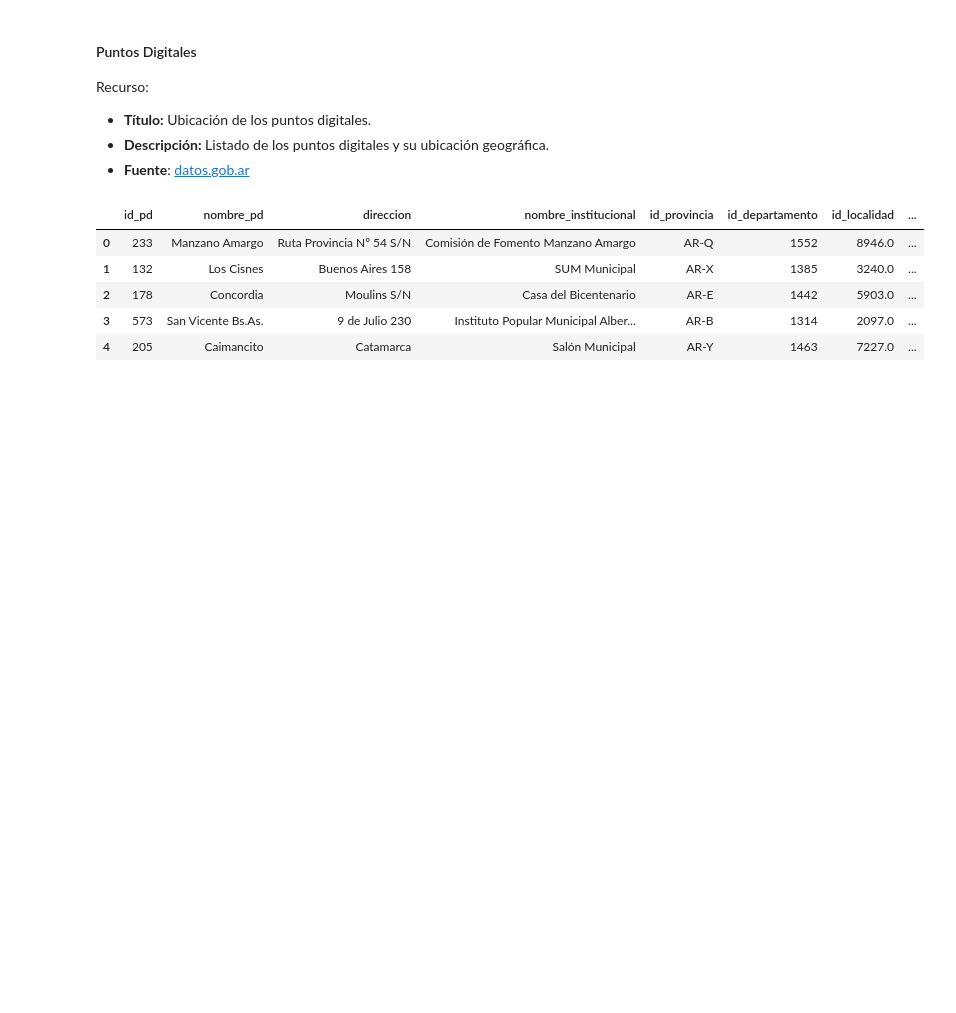
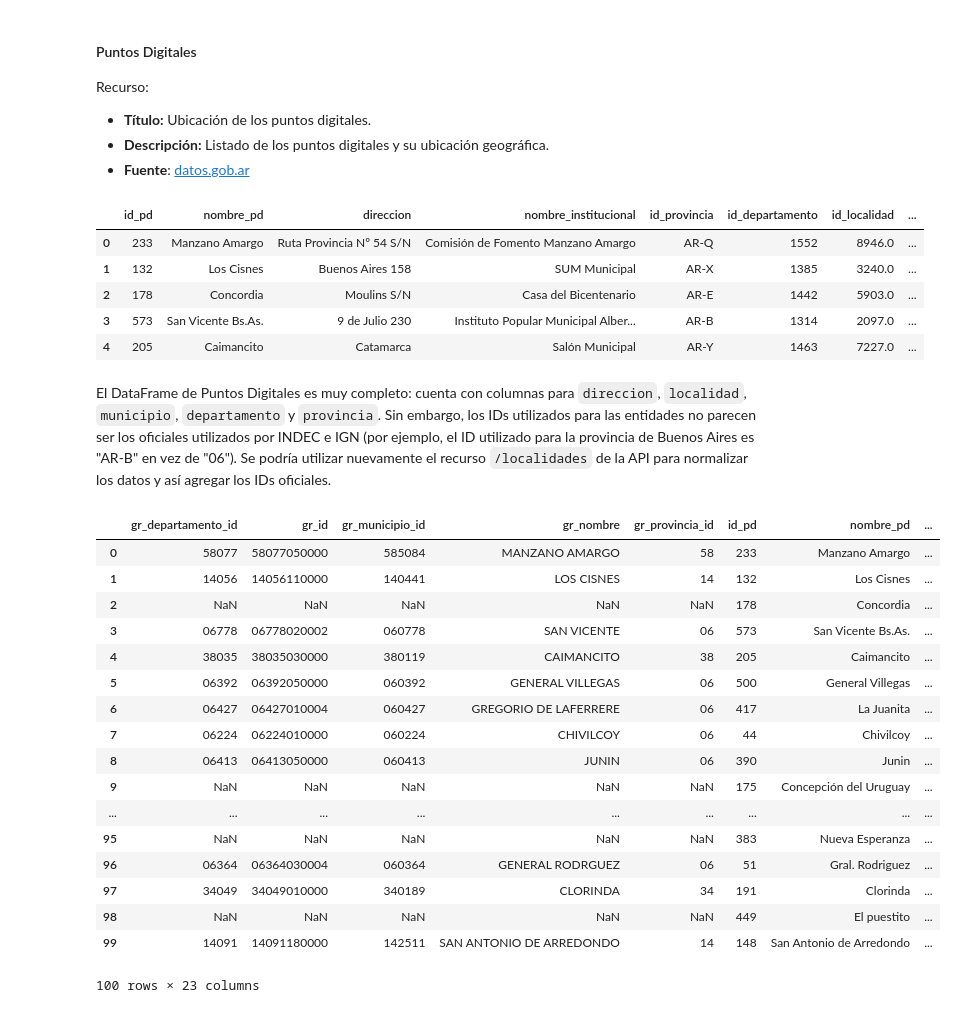
Before and after one commit to datosgobar/taller-georef-pyconar-2018, a Jupyter notebook: pyconar.ipynb, the cells around one changed output. Drawn from its saved outputs; the diff is of its cells as text; code cells hidden in the pictures; blank space fills up the shorter version.

```diff
--- a/pyconar.ipynb
+++ b/pyconar.ipynb
@@ -466,3 +494,32 @@ df_puntos_digitales.head()
 | 2 | 178 | Concordia | Moulins S/N | Casa del Bicentenario | AR-E | 1442 | 5903.0 | ... |
 | 3 | 573 | San Vicente Bs.As. | 9 de Julio 230 | Instituto Popular Municipal Alber... | AR-B | 1314 | 2097.0 | ... |
 | 4 | 205 | Caimancito | Catamarca | Salón Municipal | AR-Y | 1463 | 7227.0 | ... |
+# %% [markdown]
+El DataFrame de Puntos Digitales es muy completo: cuenta con columnas para `direccion`, `localidad`, `municipio`, `departamento` y `provincia`. Sin embargo, los IDs utilizados para las entidades no parecen ser los oficiales utilizados por INDEC e IGN (por ejemplo, el ID utilizado para la provincia de Buenos Aires es "AR-B" en vez de "06"). Se podría utilizar nuevamente el recurso `/localidades` de la API para normalizar los datos y así agregar los IDs oficiales.
+# %%
+georef_normalize_entities(
+    df_puntos_digitales,
+    'localidades',
+    {'nombre': 'localidad', 'provincia': 'provincia', 'municipio': 'municipio', 'departamento': 'departamento'},
+    {'campos': 'id, nombre, municipio.id, departamento.id, provincia.id'},
+    prefix='gr_'
+)
+# %% [output]
+|  | gr_departamento_id | gr_id | gr_municipio_id | gr_nombre | gr_provincia_id | id_pd | nombre_pd | ... |
+| 0 | 58077 | 58077050000 | 585084 | MANZANO AMARGO | 58 | 233 | Manzano Amargo | ... |
+| 1 | 14056 | 14056110000 | 140441 | LOS CISNES | 14 | 132 | Los Cisnes | ... |
+| 2 | NaN | NaN | NaN | NaN | NaN | 178 | Concordia | ... |
+| 3 | 06778 | 06778020002 | 060778 | SAN VICENTE | 06 | 573 | San Vicente Bs.As. | ... |
+| 4 | 38035 | 38035030000 | 380119 | CAIMANCITO | 38 | 205 | Caimancito | ... |
+| 5 | 06392 | 06392050000 | 060392 | GENERAL VILLEGAS | 06 | 500 | General Villegas | ... |
+| 6 | 06427 | 06427010004 | 060427 | GREGORIO DE LAFERRERE | 06 | 417 | La Juanita | ... |
+| 7 | 06224 | 06224010000 | 060224 | CHIVILCOY | 06 | 44 | Chivilcoy | ... |
+| 8 | 06413 | 06413050000 | 060413 | JUNIN | 06 | 390 | Junin | ... |
+| 9 | NaN | NaN | NaN | NaN | NaN | 175 | Concepción del Uruguay | ... |
+| ... | ... | ... | ... | ... | ... | ... | ... | ... |
+| 95 | NaN | NaN | NaN | NaN | NaN | 383 | Nueva Esperanza | ... |
+| 96 | 06364 | 06364030004 | 060364 | GENERAL RODRGUEZ | 06 | 51 | Gral. Rodriguez | ... |
+| 97 | 34049 | 34049010000 | 340189 | CLORINDA | 34 | 191 | Clorinda | ... |
+| 98 | NaN | NaN | NaN | NaN | NaN | 449 | El puestito | ... |
+| 99 | 14091 | 14091180000 | 142511 | SAN ANTONIO DE ARREDONDO | 14 | 148 | San Antonio de Arredondo | ... |
+100 rows × 23 columns
```
Also changed, not shown: parts of 2 cells of this notebook, 6 other files.
